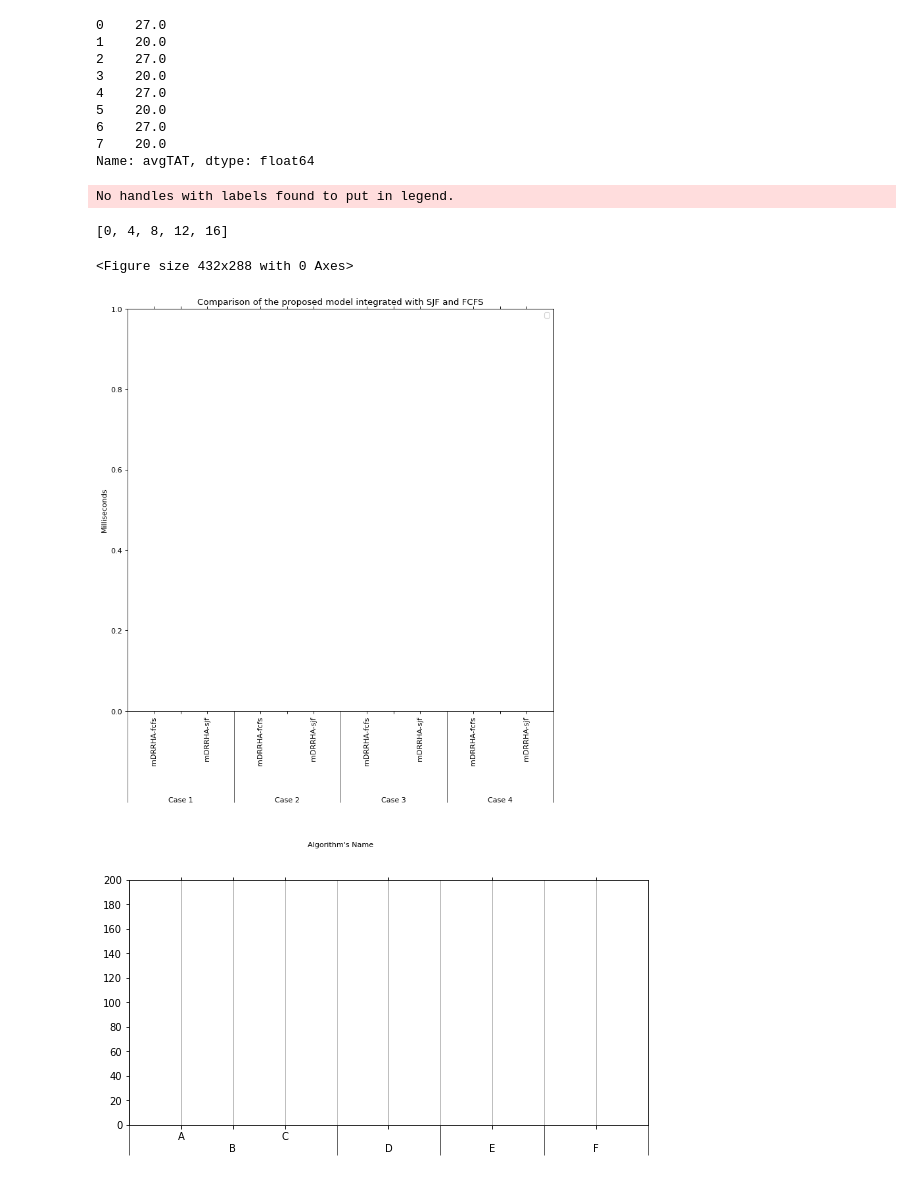
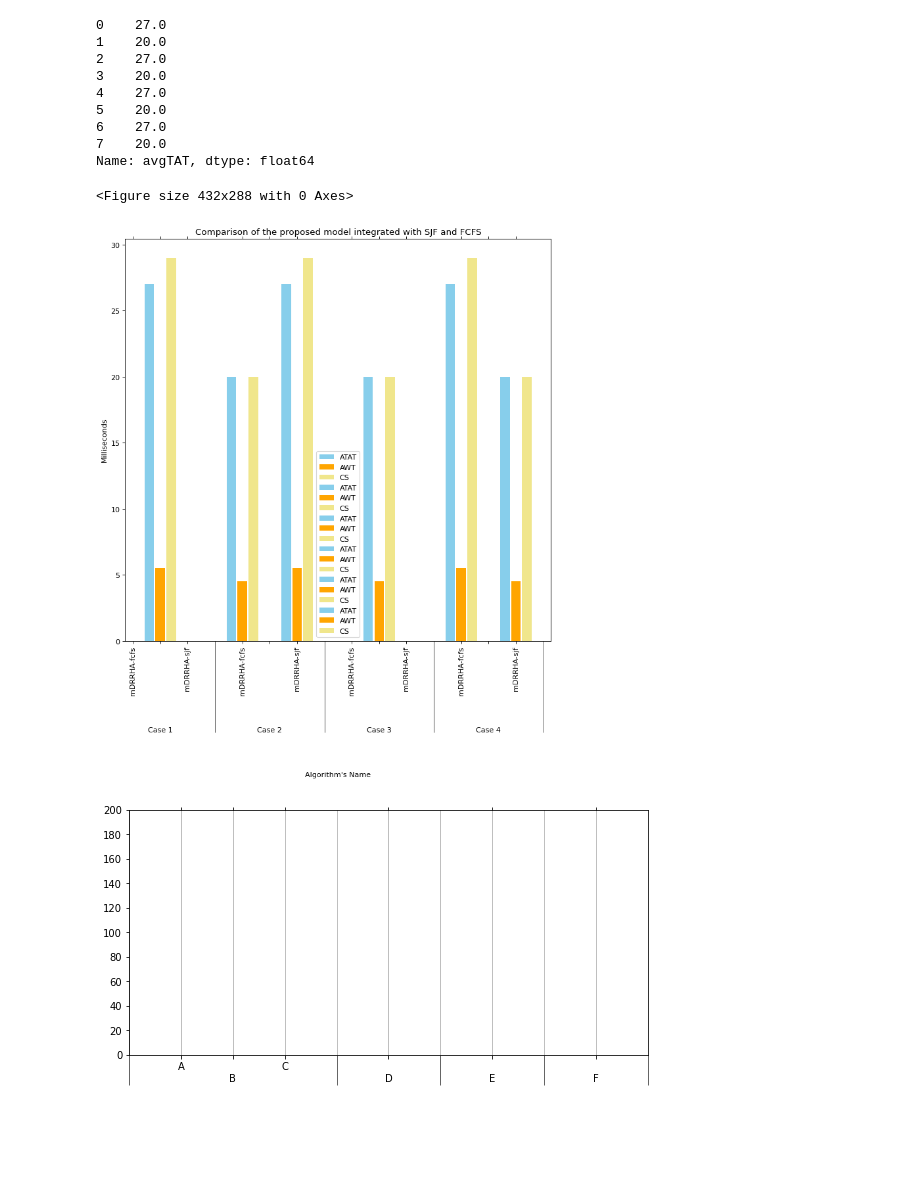
Before and after one commit to Bhaikko/mdrrha, a Jupyter notebook: src/graph_handler.ipynb, the cells around one changed output. Drawn from its saved outputs; the diff is of its cells as text; code cells hidden in the pictures; blank space fills up the shorter version.

Commit message:
Bars added on Comparison graph

```diff
--- a/src/graph_handler.ipynb
+++ b/src/graph_handler.ipynb
@@ -66,7 +66,6 @@ for i in range(len(X)):
     counter += 1
     if push_empty:
         push_empty = False
-        # X_labels = np.append(X_labels, ' ')
         X_axis_lines.append(counter)
         counter += 1
 
@@ -76,18 +75,6 @@ for i in range(len(X)):
         X_axis.append(counter)
         counter += 1
         push_empty = True
-
-
-# for i in range(len(X_labels)):
-#     if X_labels[i] == ' ':
-#         X_axis_lines.append(i)
-
-# X_axis = [1, 2, 4, 5, 6, 8, 9, 10, 12, 13, 14, 15]
-# X_axis_lines = [3, 7, 11, 15]
-# X_axis = np.arange(len(X_labels)) + 1
-# X_axis_lines = np.array(X_axis_lines)
-
-print(X_axis_lines)
 
 ax.set_xticks(X_axis)
 ax.set_xticks(X_axis_lines, minor = True)
@@ -106,44 +93,66 @@ for i in range(0, len(X_labels)):
 # Adding Lines to xTicks
 line_width = 0.025
 line_height = 125
 
 for i, (t, y) in enumerate(zip(ax.get_xticklabels(), vertical_align)):
     if i % 3 == 0 or i % 3 == 2:
         t.set_rotation(90)
 
     t.set_y(y)
 
 
 ax.tick_params( axis='x', which='minor', direction='out', length=line_height )
 ax.tick_params( axis='x', which='major', bottom='off', top='off' )
 
 # plt.bar(X_axis - bar_width - 0.025, dataset['avgTAT'],bar_width, label = 'ATAT')
 # plt.bar(X_axis, dataset['avgWT'],bar_width, label = 'AWT')
 # plt.bar(X_axis + bar_width + 0.025, dataset['nCS'],bar_width, label = 'CS')
 
+bar_width = 0.35
+padding_betweenbars = 0.05
 
-# bar_width = 0.1
-# ax.bar(1, dataset['avgTAT'][0], bar_width, label = 'ATAT', align = 'center')
-# ax.bar(2, dataset['avgTAT'][1], bar_width, label = 'ATAT', align = 'center')
-# ax.bar(3, dataset['avgTAT'][1], bar_width, label = 'ATAT', align = 'center')
-# ax.bar(4, dataset['avgTAT'][1], bar_width, label = 'ATAT', align = 'center')
-# ax.bar(5, dataset['avgTAT'][1], bar_width, label = 'ATAT', align = 'center')
-# ax.bar(6, dataset['avgTAT'][1], bar_width, label = 'ATAT', align = 'center')
+# Plotting Bars
+current_bar_index = 0
+for index, x_axis in enumerate(X_axis):
+    if index % 2 == 1:
+        ax.bar(
+            x_axis - bar_width - padding_betweenbars,
+            dataset['avgTAT'][current_bar_index],
+            bar_width,
+            label = 'ATAT',
+            color = 'skyblue'
+        )
+
+        ax.bar(
+            x_axis,
+            dataset['avgWT'][current_bar_index],
+            bar_width,
+            label = 'AWT',
+            color = 'orange'
+        )
+
+        ax.bar(
+            x_axis + bar_width + padding_betweenbars,
+            dataset['nCS'][current_bar_index],
+            bar_width,
+            label = 'CS',
+            color = 'khaki'
+        )
+
+        current_bar_index += 1
 
 plt.xlabel('Algorithm\'s Name', labelpad = 50)
 plt.ylabel('Milliseconds')
 plt.title('Comparison of the proposed model integrated with SJF and FCFS')
 plt.legend()
 plt.show()
 
 
 # TODO: Change Legend Position
 # https://stackoverflow.com/questions/4700614/how-to-put-the-legend-out-of-the-plot
 # %% [output]
-No handles with labels found to put in legend.
+<Figure size 432x288 with 0 Axes>
-[0, 4, 8, 12, 16]
-<Figure size 432x288 with 0 Axes>
-[figure, old version]
+[figure, new version]
 # %%
 fig = plt.figure( figsize=(8, 4 ) )
 ax = fig.add_axes( [.05, .1, .9, .85 ] )
```
